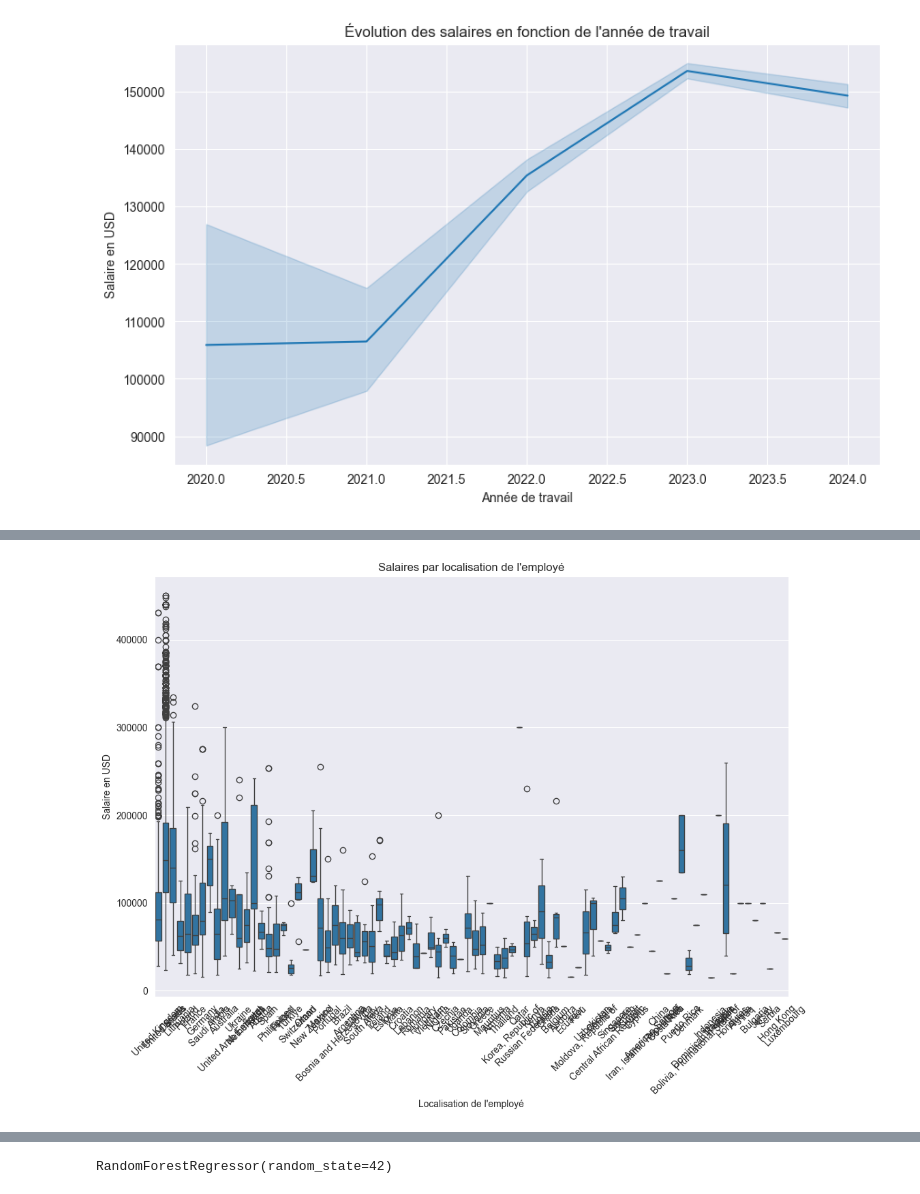
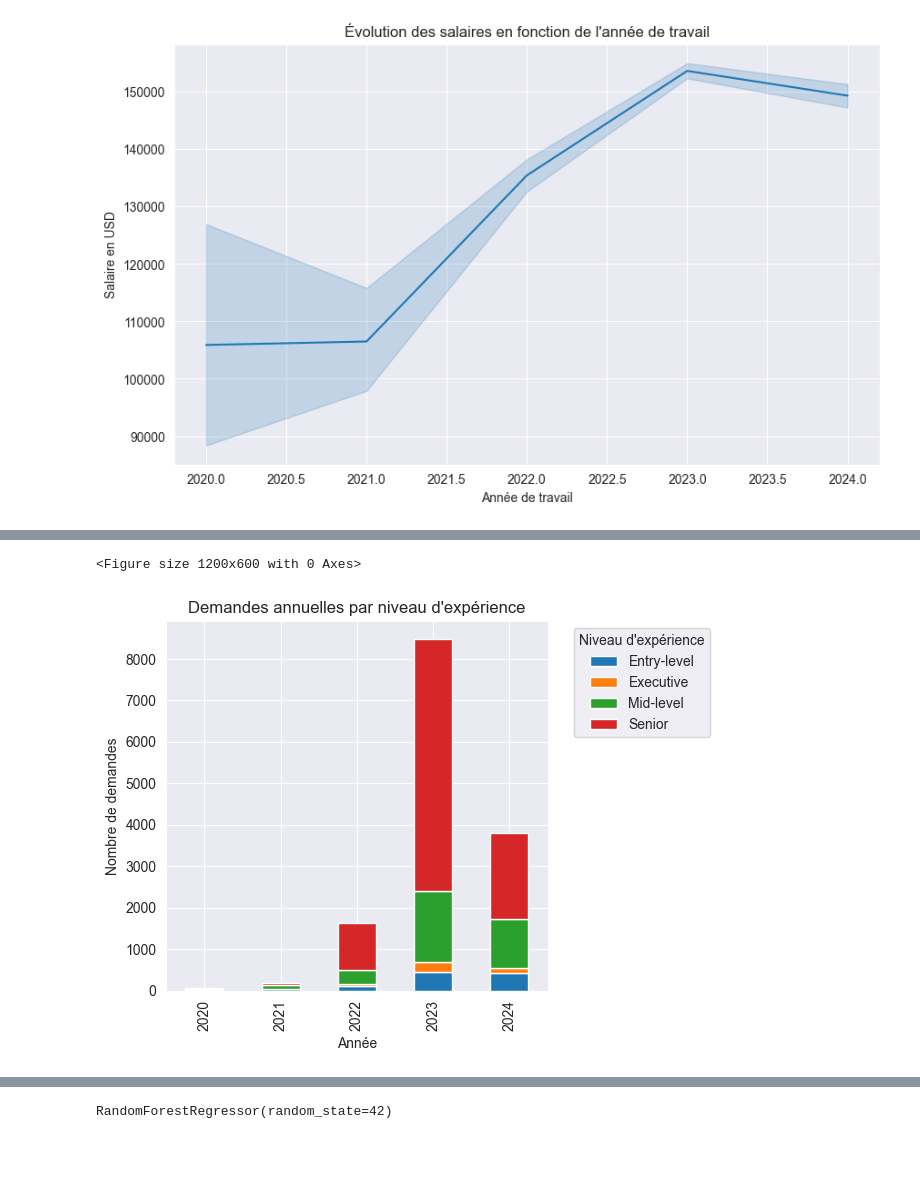
Before and after one commit to persi-man/salary_predict, a Jupyter notebook: Notebook.ipynb, the cells around one changed output, grey strips where cells are left out. Saved outputs shown, nothing was run; the diff lists cells and outputs as text; code cells hidden in the pictures; blank space fills up the shorter version.

Commit message:
Ajout de quelques graphiques de visualisation de données

```diff
--- a/Notebook.ipynb
+++ b/Notebook.ipynb
@@ -110,10 +119,13 @@ plt.show()
 # %%
-plt.figure(figsize=(12, 8))
-sns.boxplot(x='employee_residence', y='salary_in_usd', data=df)
-plt.title('Salaires par localisation de l\'employé')
-plt.xlabel('Localisation de l\'employé')
-plt.ylabel('Salaire en USD')
-plt.xticks(rotation=45)
+pivot_table = pd.pivot_table(df, values='job_title', index='work_year', columns='experience_level', aggfunc='count', fill_value=0)
+plt.figure(figsize=(12, 6))
+pivot_table.plot(kind='bar', stacked=True)
+plt.title('Demandes annuelles par niveau d\'expérience')
+plt.xlabel('Année')
+plt.ylabel('Nombre de demandes')
+plt.legend(title='Niveau d\'expérience', bbox_to_anchor=(1.05, 1), loc='upper left')
+plt.tight_layout()
 plt.show()
 # %% [output]
+<Figure size 1200x600 with 0 Axes>
-[figure, old version]
+[figure, new version]
```
Also changed, not shown: parts of 4 cells of this notebook.
